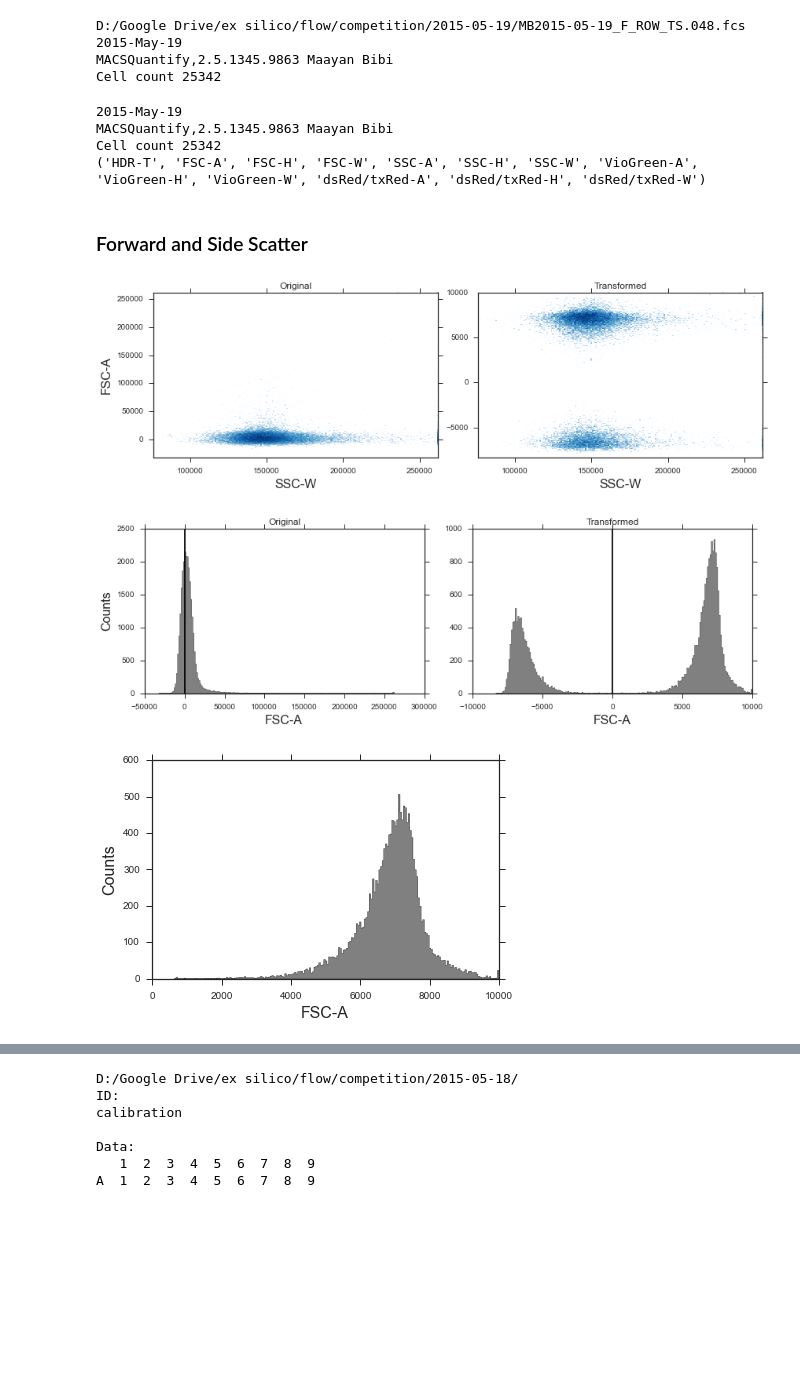
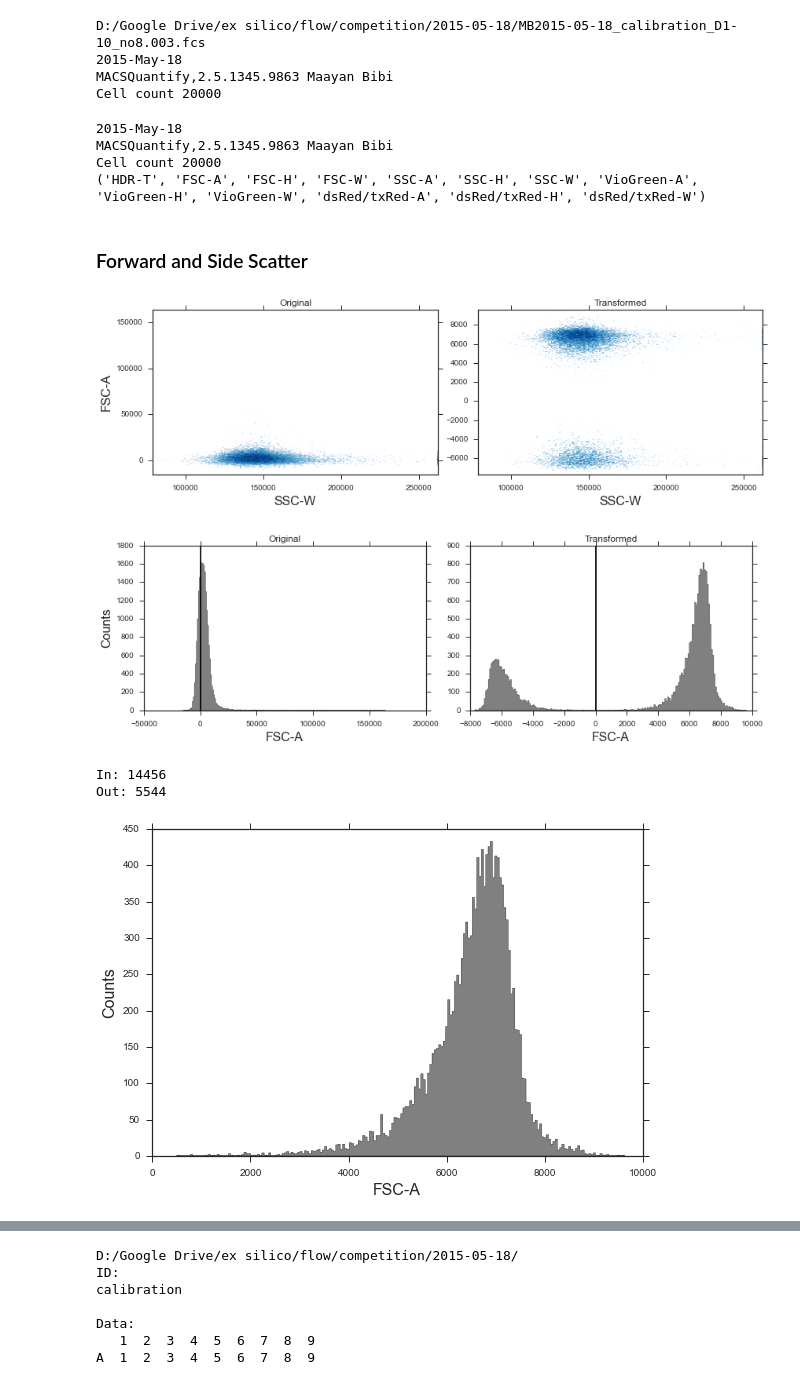
Before and after one commit to yoavram/curveball, a Jupyter notebook: notebooks/Flow Cytometry.ipynb, the cells around one changed output, grey strips where cells are left out. Cells and saved outputs as stored; diff of their text form; code cells hidden in the pictures; blank space fills up the shorter version.

```diff
--- a/notebooks/Flow Cytometry.ipynb
+++ b/notebooks/Flow Cytometry.ipynb
@@ -11,8 +11,8 @@ green_color = pal[2]
 # %%
 import FlowCytometryTools # http://gorelab.bitbucket.org/flowcytometrytools/
 # %%
-well = '48'
-datafile=r"D:/Google Drive/ex silico/flow/competition/2015-05-19/MB2015-05-19_F_ROW_TS.0%s.fcs" % well
+well = '03'
+datafile=r"D:/Google Drive/ex silico/flow/competition/2015-05-18/MB2015-05-18_calibration_D1-10_no8.0%s.fcs" % well
 print datafile
 sample = FlowCytometryTools.FCMeasurement(ID="ROW_D_TS", datafile=datafile)
 
@@ -20,19 +20,19 @@ print sample.meta['$DATE']
 print sample.meta['$SYS'], sample.meta['$OP']
 print "Cell count", sample.meta['$TOT']
 # %% [output]
-D:/Google Drive/ex silico/flow/competition/2015-05-19/MB2015-05-19_F_ROW_TS.048.fcs
-2015-May-19
+D:/Google Drive/ex silico/flow/competition/2015-05-18/MB2015-05-18_calibration_D1-10_no8.003.fcs
+2015-May-18
 MACSQuantify,2.5.1345.9863 Maayan Bibi
-Cell count 25342
+Cell count 20000
 # %%
 print sample.meta['$DATE']
 print sample.meta['$SYS'], sample.meta['$OP']
 print "Cell count", sample.meta['$TOT']
 print sample.channel_names
 # %% [output]
-2015-May-19
+2015-May-18
 MACSQuantify,2.5.1345.9863 Maayan Bibi
-Cell count 25342
+Cell count 20000
 ('HDR-T', 'FSC-A', 'FSC-H', 'FSC-W', 'SSC-A', 'SSC-H', 'SSC-W', 'VioGreen-A', 'VioGreen-H', 'VioGreen-W', 'dsRed/txRed-A', 'dsRed/txRed-H', 'dsRed/txRed-W')
 # %% [markdown]
 ### Forward and Side Scatter
@@ -47,7 +47,7 @@ ax[1].set_title("Transformed")
 ax[1].set_ylabel('')
 fig.tight_layout()
 # %% [output]
-[figure, old version]
+[figure, new version]
 # %%
 scatter_thgate = FlowCytometryTools.ThresholdGate(0.0, 'FSC-A', region='above')
 
@@ -59,10 +59,15 @@ ax[1].set_title("Transformed")
 ax[1].set_ylabel('')
 fig.tight_layout()
 # %% [output]
-[figure, old version]
+[figure, new version]
 # %%
 gsample = tsample.gate(scatter_thgate)
-gsample.plot('FSC-A', gates=scatter_thgate, gate_colors='k')
+gsample.plot('FSC-A')
 plt.tight_layout()
+
+print "In:", gsample.counts
+print "Out:", tsample.gate(~scatter_thgate).counts
 # %% [output]
+In: 14456
+Out: 5544
-[figure, old version]
+[figure, new version]
```
Also changed, not shown: parts of 26 cells of this notebook.
